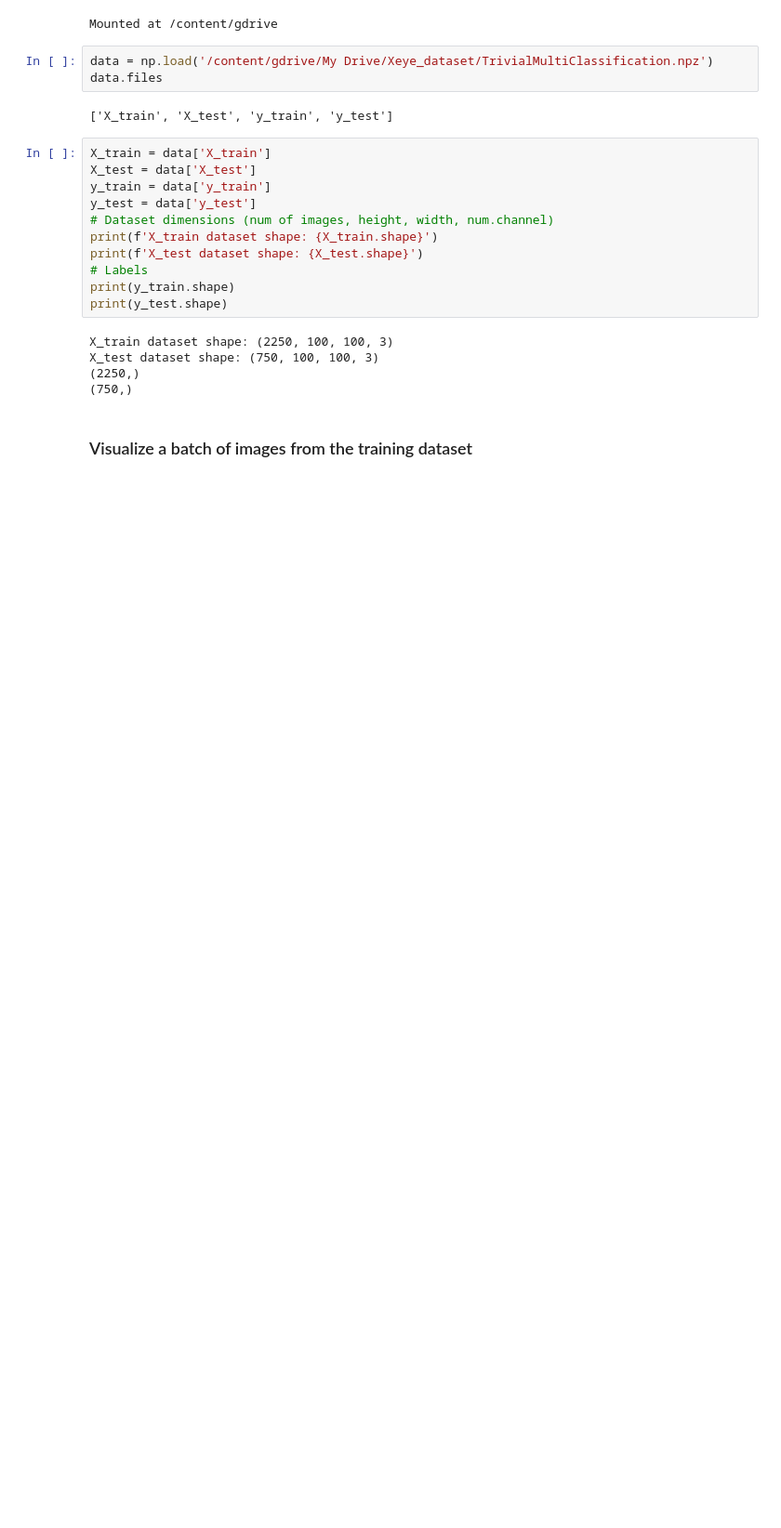
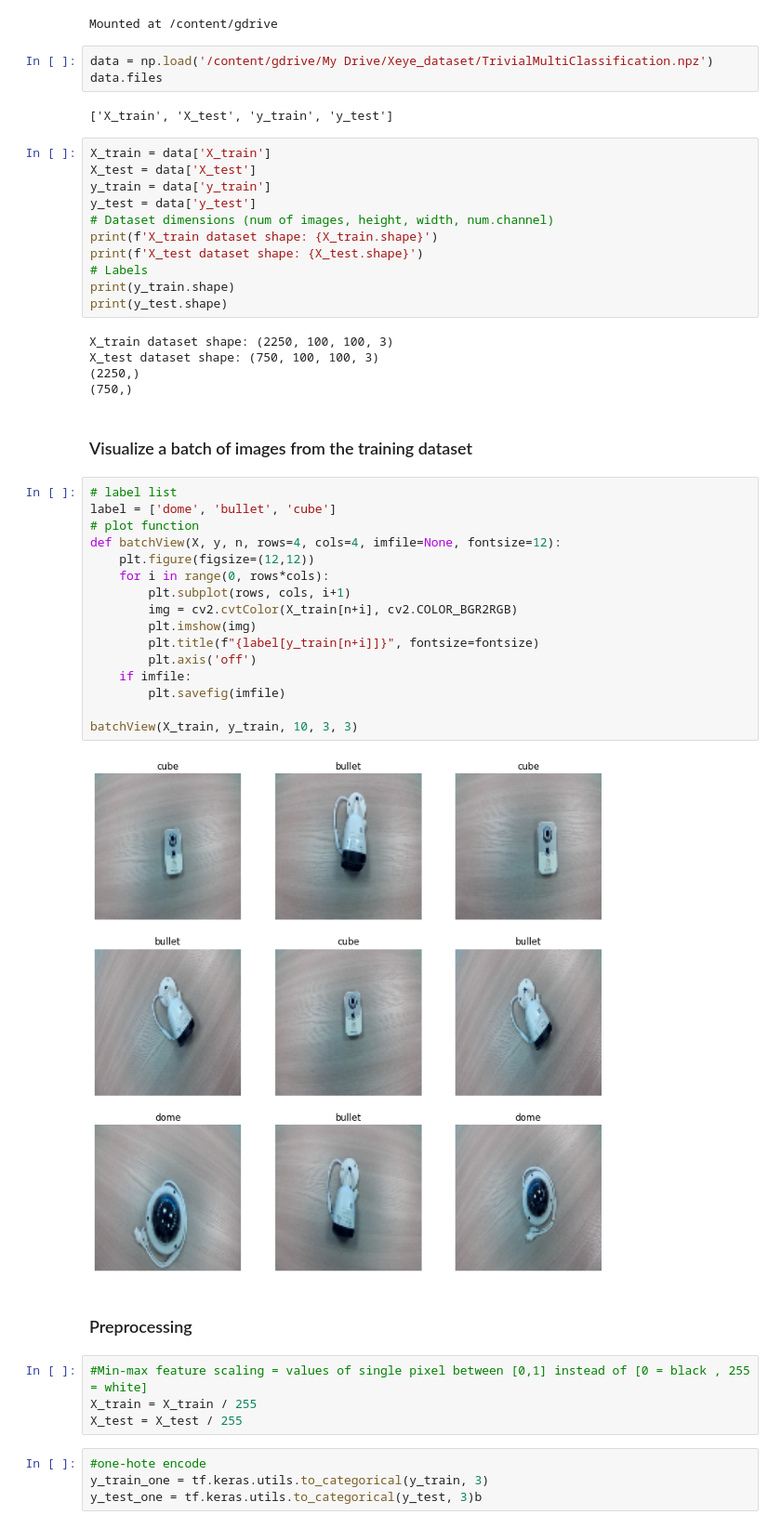
Before and after one commit to marcosalvalaggio/xeye, a Jupyter notebook: notebooks/tensorflow/TensorflowMultiClassification.ipynb, the cells around one changed output. Shown at 93% size. Saved outputs shown, nothing was run; the diff lists cells and outputs as text; blank space fills up the shorter version.

```diff
--- a/notebooks/tensorflow/TensorflowMultiClassification.ipynb
+++ b/notebooks/tensorflow/TensorflowMultiClassification.ipynb
@@ -38,3 +64,31 @@ X_test dataset shape: (750, 100, 100, 3)
 (750,)
 # %% [markdown]
 ### Visualize a batch of images from the training dataset
+# %%
+# label list
+label = ['dome', 'bullet', 'cube']
+# plot function
+def batchView(X, y, n, rows=4, cols=4, imfile=None, fontsize=12):
+    plt.figure(figsize=(12,12))
+    for i in range(0, rows*cols):
+        plt.subplot(rows, cols, i+1)
+        img = cv2.cvtColor(X_train[n+i], cv2.COLOR_BGR2RGB)
+        plt.imshow(img)
+        plt.title(f"{label[y_train[n+i]]}", fontsize=fontsize)
+        plt.axis('off')
+    if imfile:
+        plt.savefig(imfile)
+
+batchView(X_train, y_train, 10, 3, 3)
+# %% [output]
+[figure, added]
+# %% [markdown]
+### Preprocessing
+# %%
+#Min-max feature scaling = values of single pixel between [0,1] instead of [0 = black , 255 = white]
+X_train = X_train / 255
+X_test = X_test / 255
+# %%
+#one-hote encode
+y_train_one = tf.keras.utils.to_categorical(y_train, 3)
+y_test_one = tf.keras.utils.to_categorical(y_test, 3)b
```
Also changed, not shown: parts of 4 cells of this notebook.
